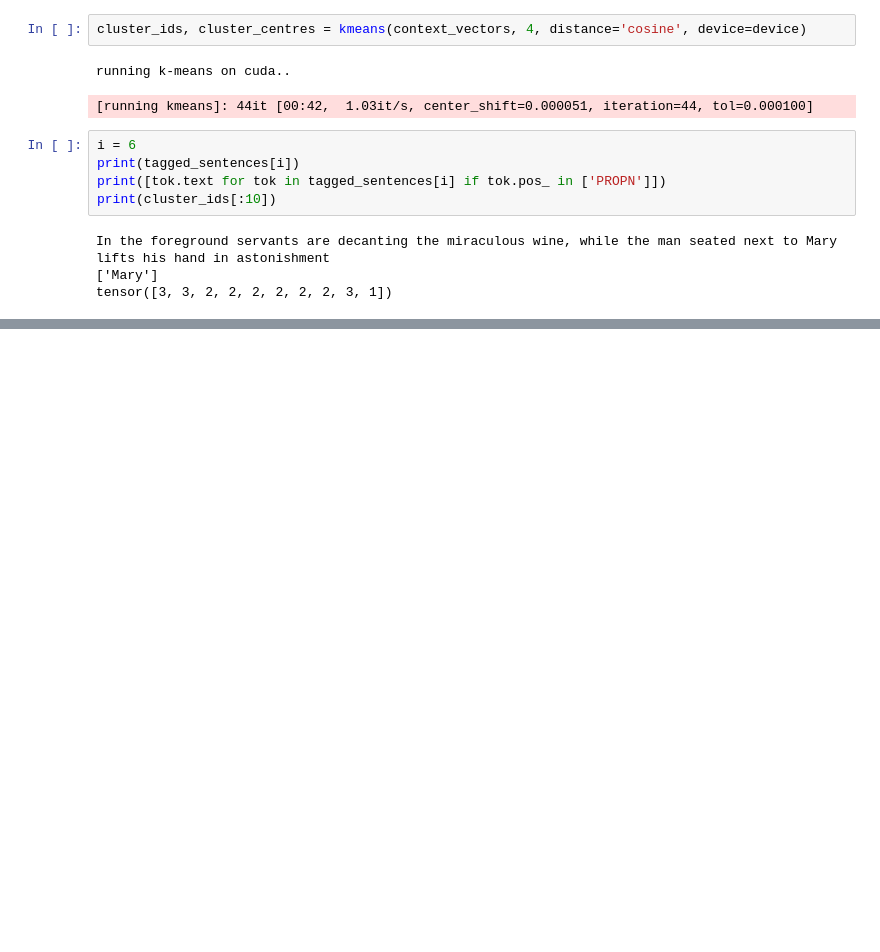
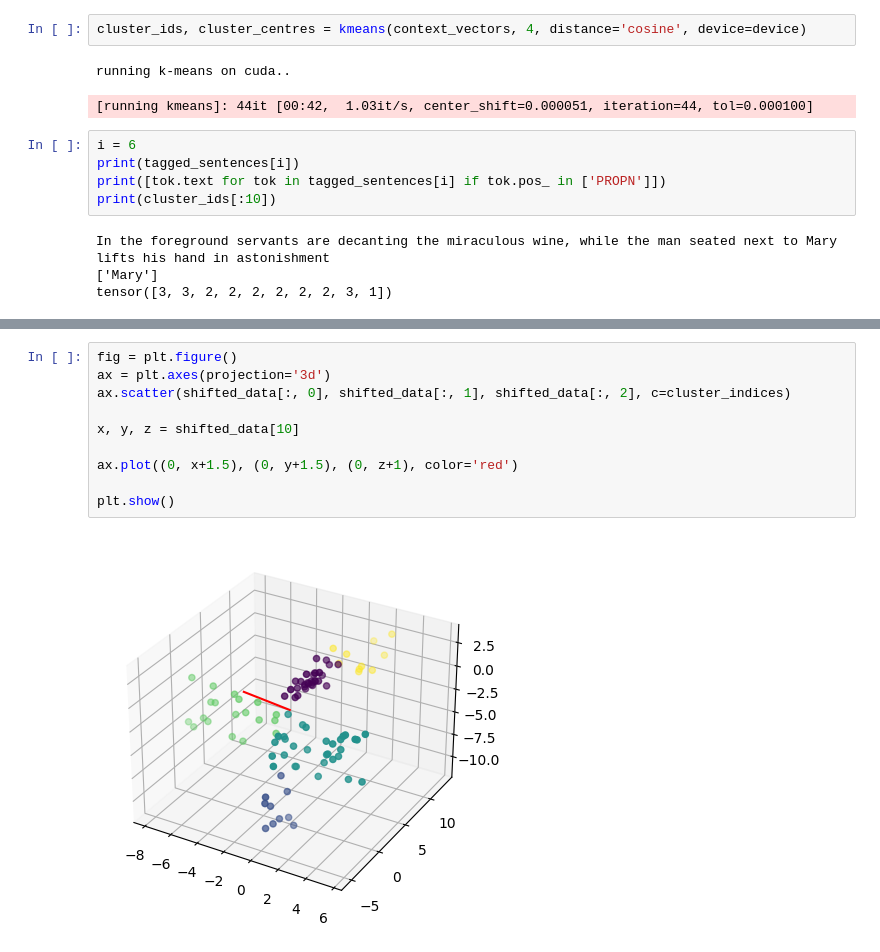
Before and after one commit to wrmthorne/Unsupervised-NER, a Jupyter notebook: My Idea/test_notebook.ipynb, the cells around one changed output, grey strips where cells are left out. Cells and saved outputs as stored; diff of their text form; blank space fills up the shorter version.

```diff
--- a/My Idea/test_notebook.ipynb
+++ b/My Idea/test_notebook.ipynb
@@ -108,0 +139,12 @@ tensor([3, 3, 2, 2, 2, 2, 2, 2, 3, 1])
+# %%
+fig = plt.figure()
+ax = plt.axes(projection='3d')
+ax.scatter(shifted_data[:, 0], shifted_data[:, 1], shifted_data[:, 2], c=cluster_indices)
+
+x, y, z = shifted_data[10]
+
+ax.plot((0, x+1.5), (0, y+1.5), (0, z+1), color='red')
+
+plt.show()
+# %% [output]
+[figure, added]
```
Also changed, not shown: parts of 3 cells of this notebook, 1 other file.
